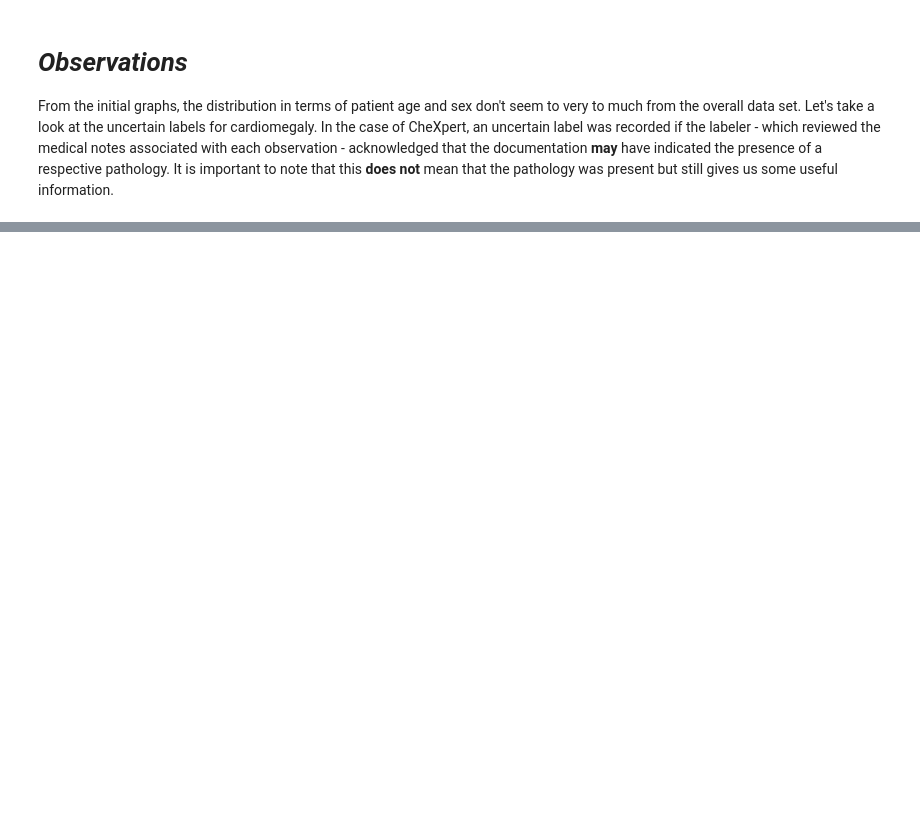
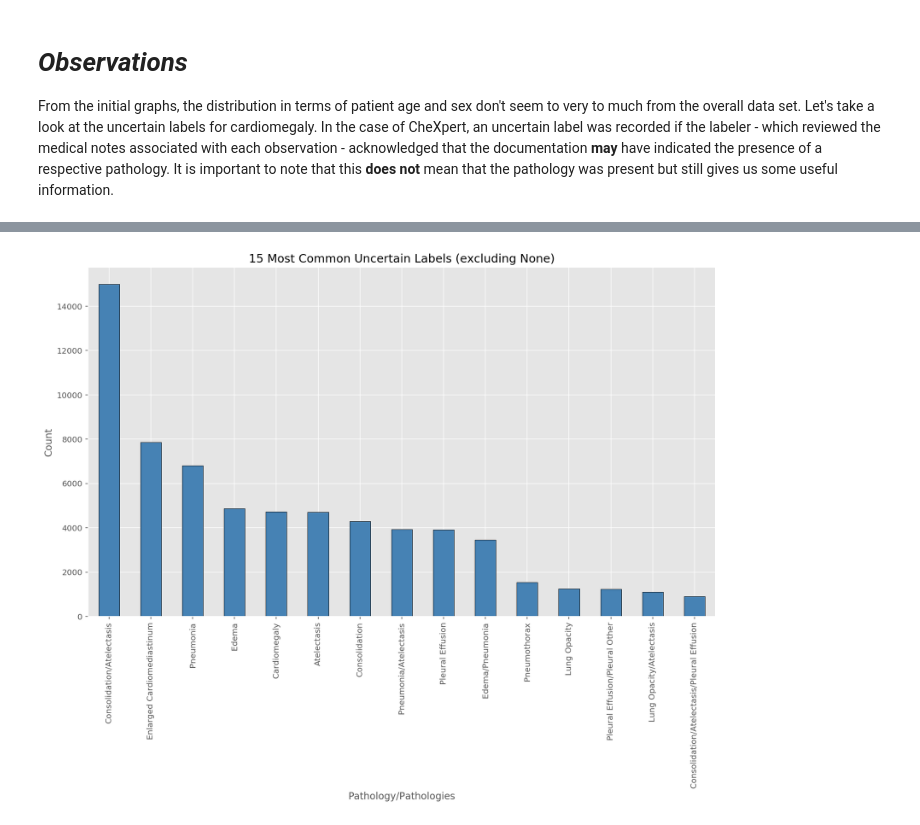
Before and after one commit to earny-joe/Springboard-DS-Portfolio, a Jupyter notebook: capstone_2/exploration/chexpert_eda-final.ipynb, the cells around one changed output, grey strips where cells are left out. Drawn from its saved outputs; the diff is of its cells as text; code cells hidden in the pictures; blank space fills up the shorter version.

```diff
--- a/capstone_2/exploration/chexpert_eda-final.ipynb
+++ b/capstone_2/exploration/chexpert_eda-final.ipynb
@@ -420,0 +478,8 @@ From the initial graphs, the distribution in terms of patient age and sex don't
+# %%
+train_df['uncertain_features'].value_counts()[1:16].plot(kind = 'bar', figsize=(14,8), color='steelblue',
+                                                       edgecolor='black')
+plt.xlabel('Pathology/Pathologies')
+plt.ylabel('Count')
+plt.title('15 Most Common Uncertain Labels (excluding None)');
+# %% [output]
+[figure, added]
```
Also changed, not shown: parts of 42 cells of this notebook, 1 other file.
